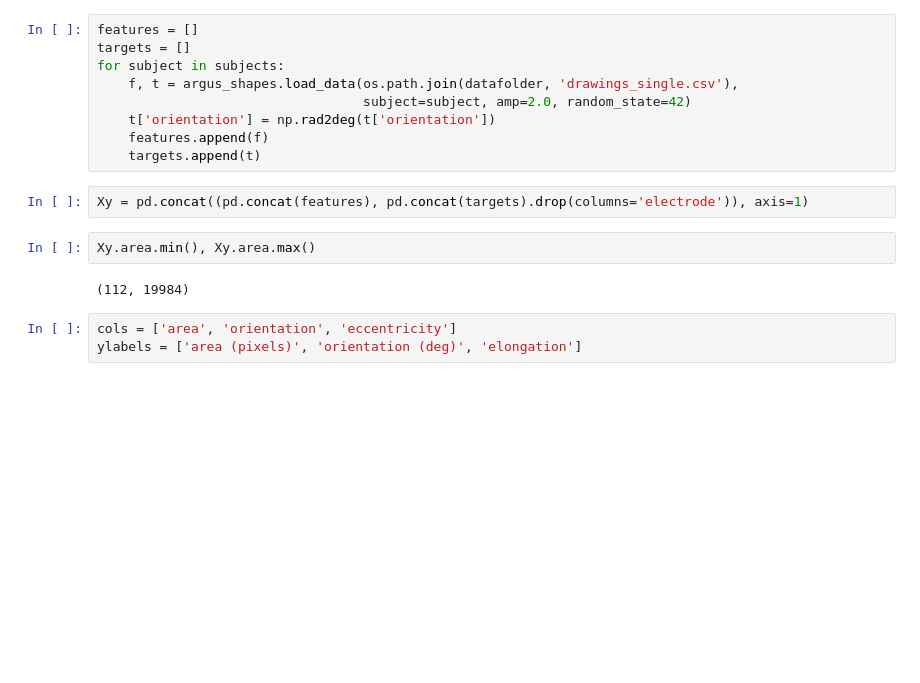
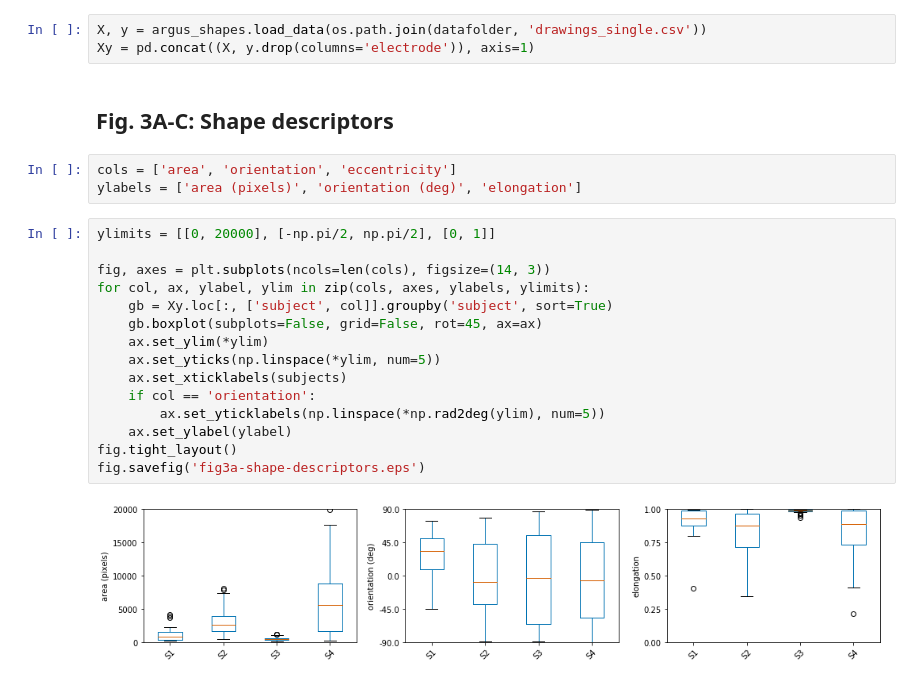
Before and after one commit to VisCog/ArgusShapes, a Jupyter notebook: figures/fig3-shape-descriptors.ipynb, the cells around one changed output. Drawn from its saved outputs; the diff is of its cells as text; blank space fills up the shorter version.

```diff
--- a/figures/fig3-shape-descriptors.ipynb
+++ b/figures/fig3-shape-descriptors.ipynb
@@ -20,19 +19,26 @@ subjects = subjectdata.index.sort_values()
-# %%
-features = []
-targets = []
-for subject in subjects:
-    f, t = argus_shapes.load_data(os.path.join(datafolder, 'drawings_single.csv'),
-                                  subject=subject, amp=2.0, random_state=42)
-    t['orientation'] = np.rad2deg(t['orientation'])
-    features.append(f)
-    targets.append(t)
-# %%
-Xy = pd.concat((pd.concat(features), pd.concat(targets).drop(columns='electrode')), axis=1)
-# %%
-Xy.area.min(), Xy.area.max()
-# %% [output]
-(112, 19984)
+# %%
+X, y = argus_shapes.load_data(os.path.join(datafolder, 'drawings_single.csv'))
+Xy = pd.concat((X, y.drop(columns='electrode')), axis=1)
+# %% [markdown]
+## Fig. 3A-C: Shape descriptors
 # %%
 cols = ['area', 'orientation', 'eccentricity']
 ylabels = ['area (pixels)', 'orientation (deg)', 'elongation']
+# %%
+ylimits = [[0, 20000], [-np.pi/2, np.pi/2], [0, 1]]
+
+fig, axes = plt.subplots(ncols=len(cols), figsize=(14, 3))
+for col, ax, ylabel, ylim in zip(cols, axes, ylabels, ylimits):
+    gb = Xy.loc[:, ['subject', col]].groupby('subject', sort=True)
+    gb.boxplot(subplots=False, grid=False, rot=45, ax=ax)
+    ax.set_ylim(*ylim)
+    ax.set_yticks(np.linspace(*ylim, num=5))
+    ax.set_xticklabels(subjects)
+    if col == 'orientation':
+        ax.set_yticklabels(np.linspace(*np.rad2deg(ylim), num=5))
+    ax.set_ylabel(ylabel)
+fig.tight_layout()
+fig.savefig('fig3a-shape-descriptors.eps')
+# %% [output]
+[figure, added]
 # %% [markdown]
```
Also changed, not shown: parts of 8 cells of this notebook, 5 other files.
